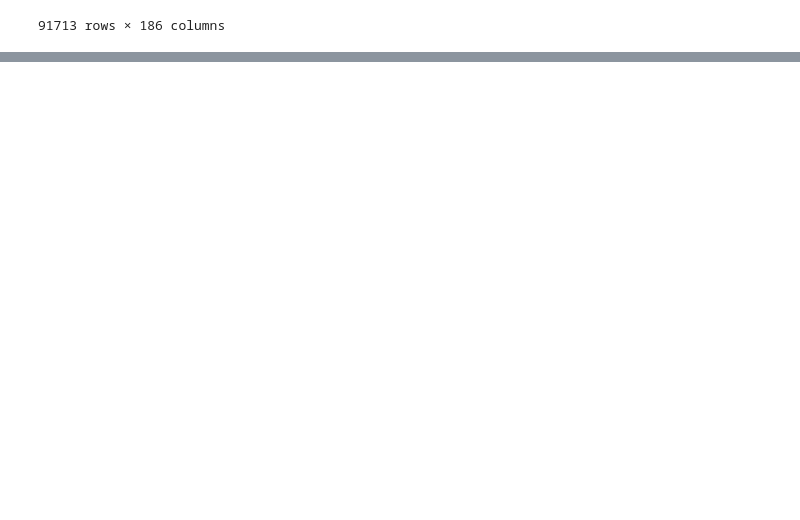
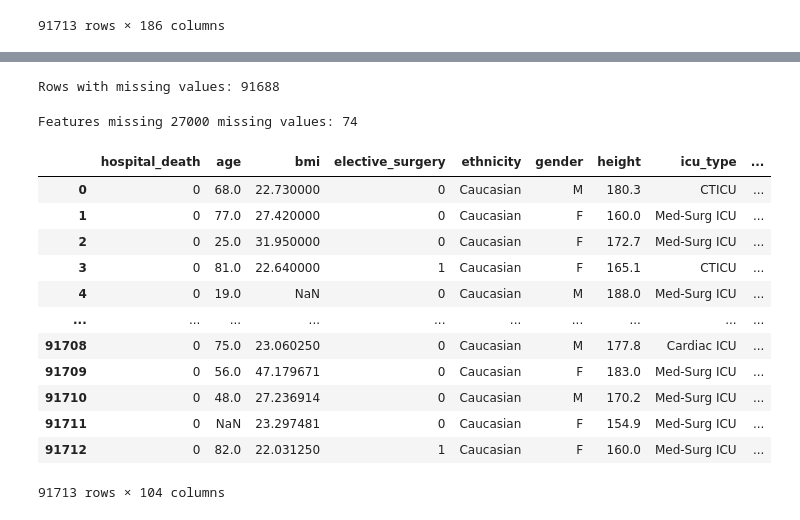
Before and after one commit to ConorD212/UCDPA_ConorDixon, a Jupyter notebook: DataSet 1 Patient Survival Prediction Dataset/DataSet 1 Patient Survival Prediction Dataset.ipynb, the cells around one changed output, grey strips where cells are left out. Drawn from its saved outputs; the diff is of its cells as text; code cells hidden in the pictures; blank space fills up the shorter version.

Commit message:
Data Set 1 Patient Survival Prediction Main Body of Code

```diff
--- a/DataSet 1 Patient Survival Prediction Dataset/DataSet 1 Patient Survival Prediction Dataset.ipynb
+++ b/DataSet 1 Patient Survival Prediction Dataset/DataSet 1 Patient Survival Prediction Dataset.ipynb
@@ -24,0 +174,29 @@ NameError: name 'hfhghhrbf' is not defined
+# %%
+print("Rows with missing values:", data.isnull().any(axis=1).sum())
+# %% [output]
+Rows with missing values: 91688
+# %%
+missing_values = data.isnull().sum(axis=0).sort_values(ascending=False)[data.isnull().sum(axis=0).sort_values(ascending=False) > 27000]
+
+print("Features missing", 27000, "missing values:", len(missing_values))
+# %% [output]
+Features missing 27000 missing values: 74
+# %%
+data.drop(missing_values.index.tolist() + ["encounter_id", 'hospital_admit_source', 'icu_admit_source', 'icu_id', 'icu_stay_type', 'patient_id', 'hospital_id', 'readmission_status'],
+              axis=1,
+             inplace = True)
+data
+# %% [output]
+|  | hospital_death | age | bmi | elective_surgery | ethnicity | gender | height | icu_type | ... |
+| 0 | 0 | 68.0 | 22.730000 | 0 | Caucasian | M | 180.3 | CTICU | ... |
+| 1 | 0 | 77.0 | 27.420000 | 0 | Caucasian | F | 160.0 | Med-Surg ICU | ... |
+| 2 | 0 | 25.0 | 31.950000 | 0 | Caucasian | F | 172.7 | Med-Surg ICU | ... |
+| 3 | 0 | 81.0 | 22.640000 | 1 | Caucasian | F | 165.1 | CTICU | ... |
+| 4 | 0 | 19.0 | NaN | 0 | Caucasian | M | 188.0 | Med-Surg ICU | ... |
+| ... | ... | ... | ... | ... | ... | ... | ... | ... | ... |
+| 91708 | 0 | 75.0 | 23.060250 | 0 | Caucasian | M | 177.8 | Cardiac ICU | ... |
+| 91709 | 0 | 56.0 | 47.179671 | 0 | Caucasian | F | 183.0 | Med-Surg ICU | ... |
+| 91710 | 0 | 48.0 | 27.236914 | 0 | Caucasian | M | 170.2 | Med-Surg ICU | ... |
+| 91711 | 0 | NaN | 23.297481 | 0 | Caucasian | F | 154.9 | Med-Surg ICU | ... |
+| 91712 | 0 | 82.0 | 22.031250 | 1 | Caucasian | F | 160.0 | Med-Surg ICU | ... |
+91713 rows × 104 columns
```
Also changed, not shown: parts of 19 cells of this notebook.
